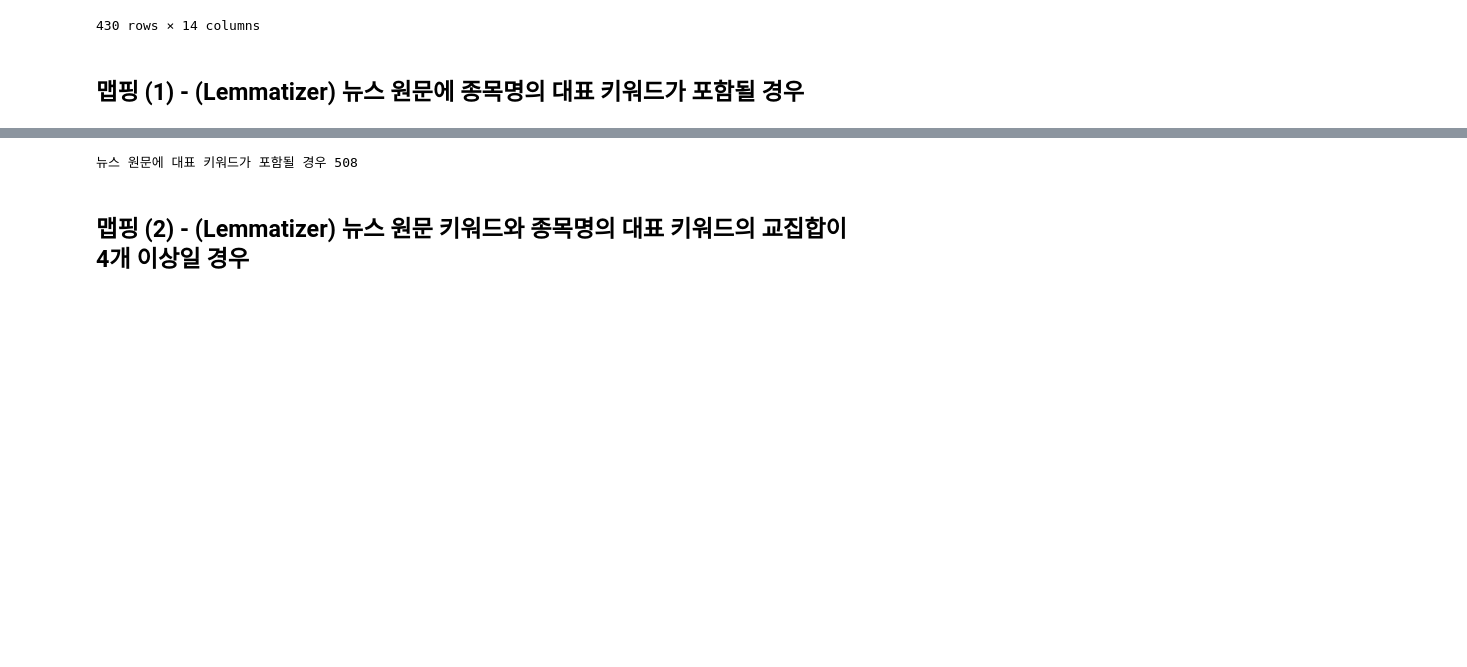
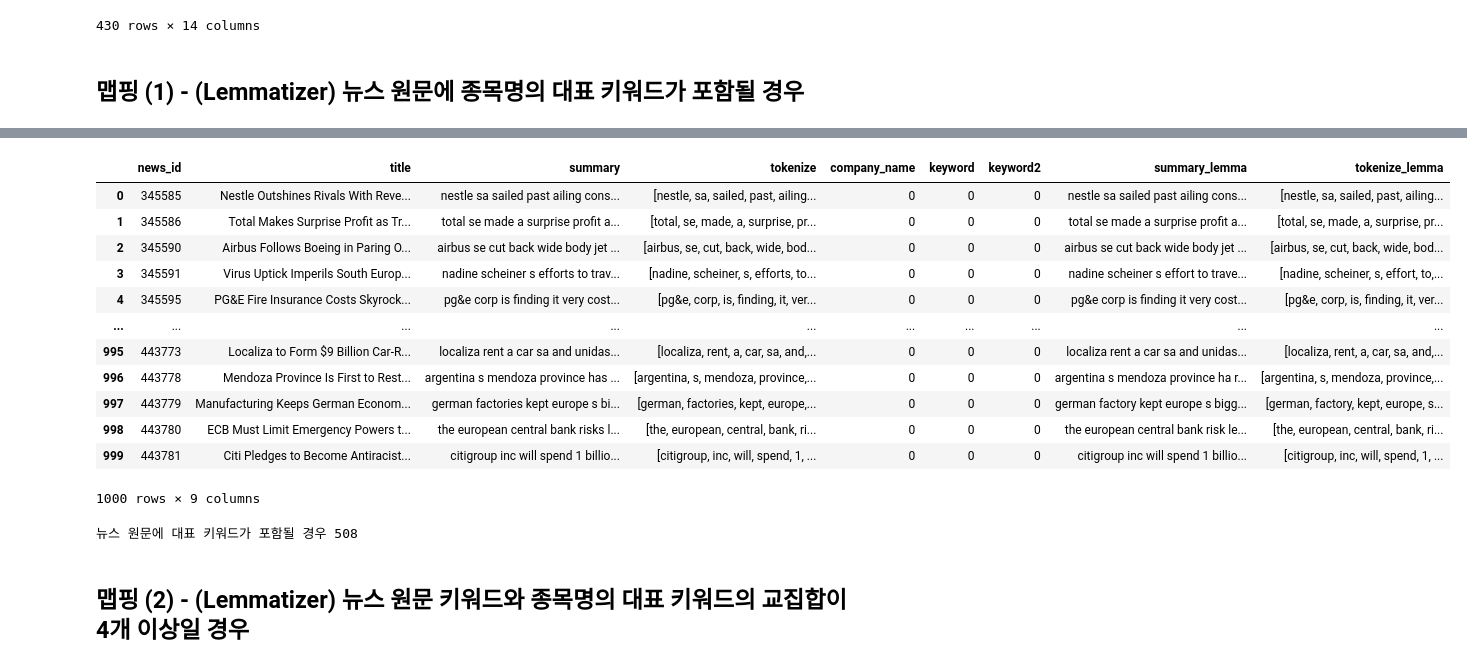
Before and after one commit to yugyeong1/News_raw_data-stock-mapping, a Jupyter notebook: code_organize.ipynb, the cells around one changed output, grey strips where cells are left out. Cells and saved outputs as stored; diff of their text form; code cells hidden in the pictures; blank space fills up the shorter version.

```diff
--- a/code_organize.ipynb
+++ b/code_organize.ipynb
@@ -499,3 +497,19 @@ keyword
+# %%
+news_raw
+# %% [output]
+|  | news_id | title | summary | tokenize | company_name | keyword | keyword2 | summary_lemma | tokenize_lemma |
+| 0 | 345585 | Nestle Outshines Rivals With Reve... | nestle sa sailed past ailing cons... | [nestle, sa, sailed, past, ailing... | 0 | 0 | 0 | nestle sa sailed past ailing cons... | [nestle, sa, sailed, past, ailing... |
+| 1 | 345586 | Total Makes Surprise Profit as Tr... | total se made a surprise profit a... | [total, se, made, a, surprise, pr... | 0 | 0 | 0 | total se made a surprise profit a... | [total, se, made, a, surprise, pr... |
+| 2 | 345590 | Airbus Follows Boeing in Paring O... | airbus se cut back wide body jet ... | [airbus, se, cut, back, wide, bod... | 0 | 0 | 0 | airbus se cut back wide body jet ... | [airbus, se, cut, back, wide, bod... |
+| 3 | 345591 | Virus Uptick Imperils South Europ... | nadine scheiner s efforts to trav... | [nadine, scheiner, s, efforts, to... | 0 | 0 | 0 | nadine scheiner s effort to trave... | [nadine, scheiner, s, effort, to,... |
+| 4 | 345595 | PG&E Fire Insurance Costs Skyrock... | pg&e corp is finding it very cost... | [pg&e, corp, is, finding, it, ver... | 0 | 0 | 0 | pg&e corp is finding it very cost... | [pg&e, corp, is, finding, it, ver... |
+| ... | ... | ... | ... | ... | ... | ... | ... | ... | ... |
+| 995 | 443773 | Localiza to Form $9 Billion Car-R... | localiza rent a car sa and unidas... | [localiza, rent, a, car, sa, and,... | 0 | 0 | 0 | localiza rent a car sa and unidas... | [localiza, rent, a, car, sa, and,... |
+| 996 | 443778 | Mendoza Province Is First to Rest... | argentina s mendoza province has ... | [argentina, s, mendoza, province,... | 0 | 0 | 0 | argentina s mendoza province ha r... | [argentina, s, mendoza, province,... |
+| 997 | 443779 | Manufacturing Keeps German Econom... | german factories kept europe s bi... | [german, factories, kept, europe,... | 0 | 0 | 0 | german factory kept europe s bigg... | [german, factory, kept, europe, s... |
+| 998 | 443780 | ECB Must Limit Emergency Powers t... | the european central bank risks l... | [the, european, central, bank, ri... | 0 | 0 | 0 | the european central bank risk le... | [the, european, central, bank, ri... |
+| 999 | 443781 | Citi Pledges to Become Antiracist... | citigroup inc will spend 1 billio... | [citigroup, inc, will, spend, 1, ... | 0 | 0 | 0 | citigroup inc will spend 1 billio... | [citigroup, inc, will, spend, 1, ... |
+1000 rows × 9 columns
 # %%
 # 뉴스 원문에 대표 키워드가 포함될 경우 news_id와 symbol 맵핑(lemmatize)
 tokenize_list_lemma = news_raw['tokenize_lemma']
```
Also changed, not shown: parts of 3 cells of this notebook, 1 other file.
